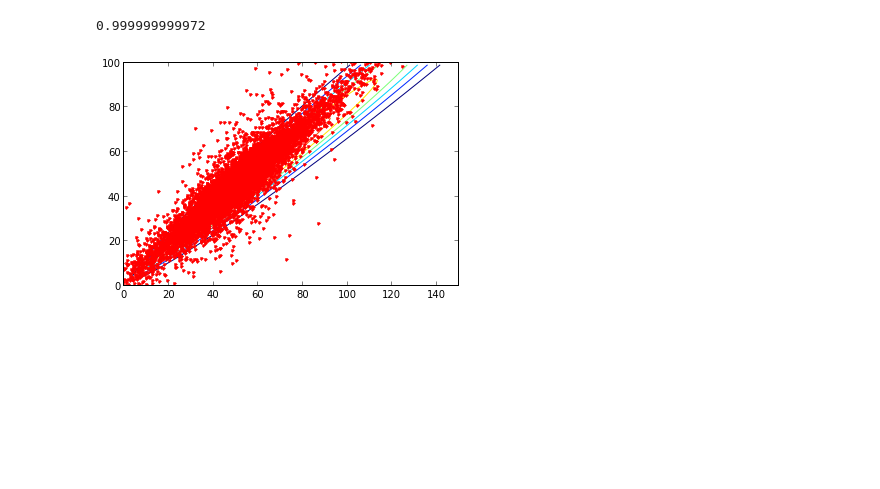
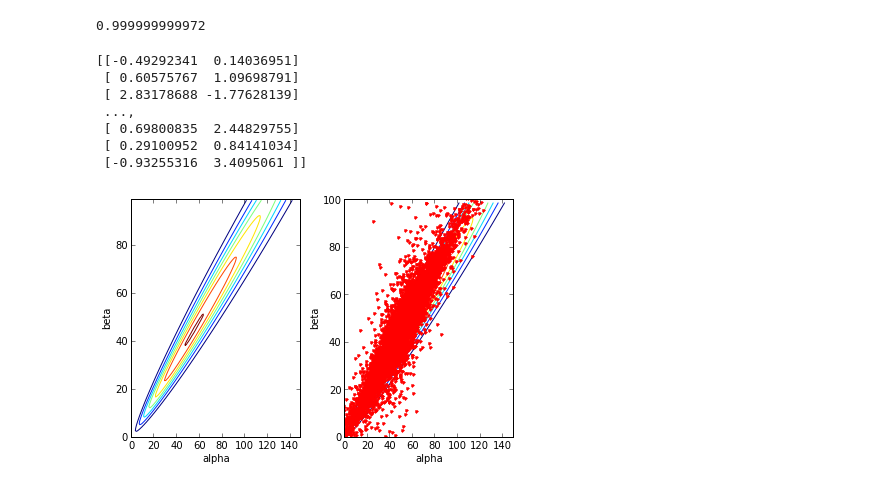
Before and after one commit to aidiary/PRML, a Jupyter notebook: ch11/importance_sampling.ipynb, the cells around one changed output. Saved outputs shown, nothing was run; the diff lists cells and outputs as text; code cells hidden in the pictures; blank space fills up the shorter version.

```diff
--- a/ch11/importance_sampling.ipynb
+++ b/ch11/importance_sampling.ipynb
@@ -305,41 +305,62 @@ import matplotlib.pyplot as plt
 from scipy.stats import t
 from scipy.special import gammaln
 
+# 図3.5の再現
+
+# x = 0.6 としたときのベータ分布のパラメータ上の事後分布
 def f(alpha, beta, lam=1, x=0.6, x0=0.5, y0=0.5):
     # 対数で計算し、最後にexp()で元に戻す
     temp1 = (lam+1) * (gammaln(alpha+beta) - gammaln(alpha) - gammaln(beta))
     temp2 = alpha * np.log(x * x0)
     temp3 = beta * np.log((1-x) * y0)
     return np.exp(temp1 + temp2 + temp3)
 
 a = np.arange(0, 150)
 b = np.arange(0, 100)
 A, B = np.meshgrid(a, b)
 Z = f(A, B)
+
+plt.subplot(1, 2, 1)
 plt.contour(A, B, Z)
+plt.xlabel("alpha")
+plt.ylabel("beta")
 
 
 # 多変量t分布に従う乱数を生成する
 # scipy.stats.tは一変量のみ
 # 例3.6の方法
 
+# t分布に従う乱数を生成
+# cholesky()はRのchol()と違って転置した値が出てくる
+# http://wiki.scipy.org/NumPy_for_Matlab_Users
 N = 2 * 10000
 df = 3  # t分布の自由度
 mu = np.array([50, 45])
 E = np.array([220, 190, 190, 180]).reshape(2, 2)
 x = t.rvs(df, size=N).reshape(-1, 2)
+print x
+y = np.transpose(np.dot(np.linalg.cholesky(E), np.transpose(x)))
+# 各行に平均を加える（Rと違ってy+muでは動作しない）
+for i in range(y.shape[0]):
+    y[i] += mu
 
-# cholesky()はRのcholと違って転置した値が出てくる
-# http://wiki.scipy.org/NumPy_for_Matlab_Users
-y = np.transpose(np.dot(np.linalg.cholesky(E), np.transpose(x)))
-
-# 各行に平均を加える（Rと違ってy+muでは動作しない）
-for i in range(y.shape[0]): y[i] += mu
-
+plt.subplot(1, 2, 2)
+plt.contour(A, B, Z)
 plt.plot(y[:,0], y[:,1], 'r.')
+plt.xlabel("alpha")
+plt.ylabel("beta")
 
 plt.xlim((0, 150))
 plt.ylim((0, 100))
+
+plt.tight_layout()
 plt.show()
 # %% [output]
+[[-0.49292341  0.14036951]
+ [ 0.60575767  1.09698791]
+ [ 2.83178688 -1.77628139]
+ ...,
+ [ 0.69800835  2.44829755]
+ [ 0.29100952  0.84141034]
+ [-0.93255316  3.4095061 ]]
-[figure, old version]
+[figure, new version]
```
